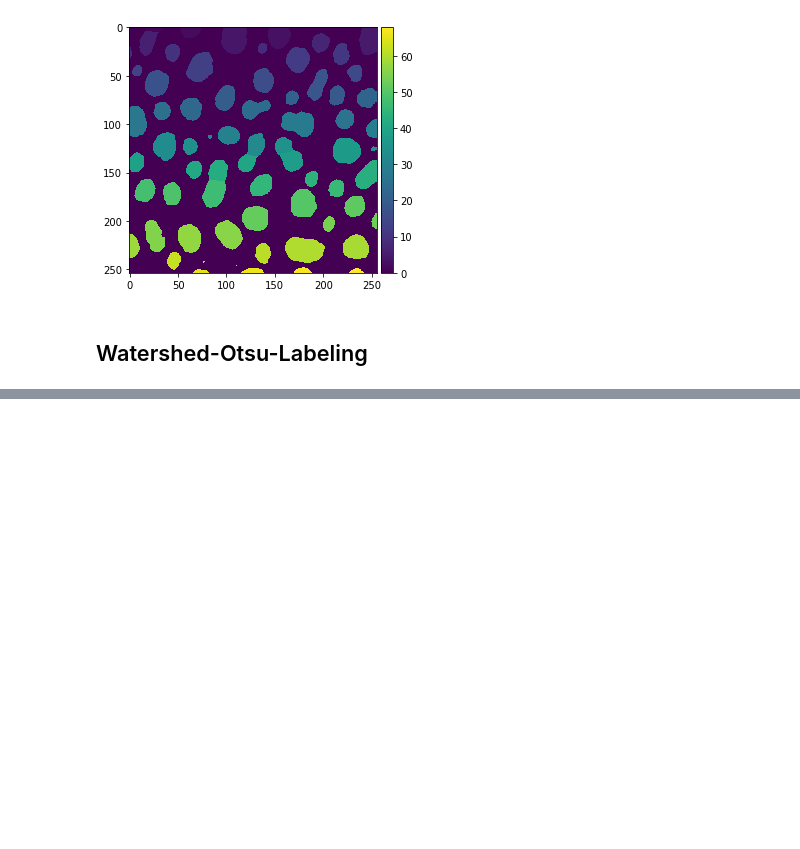
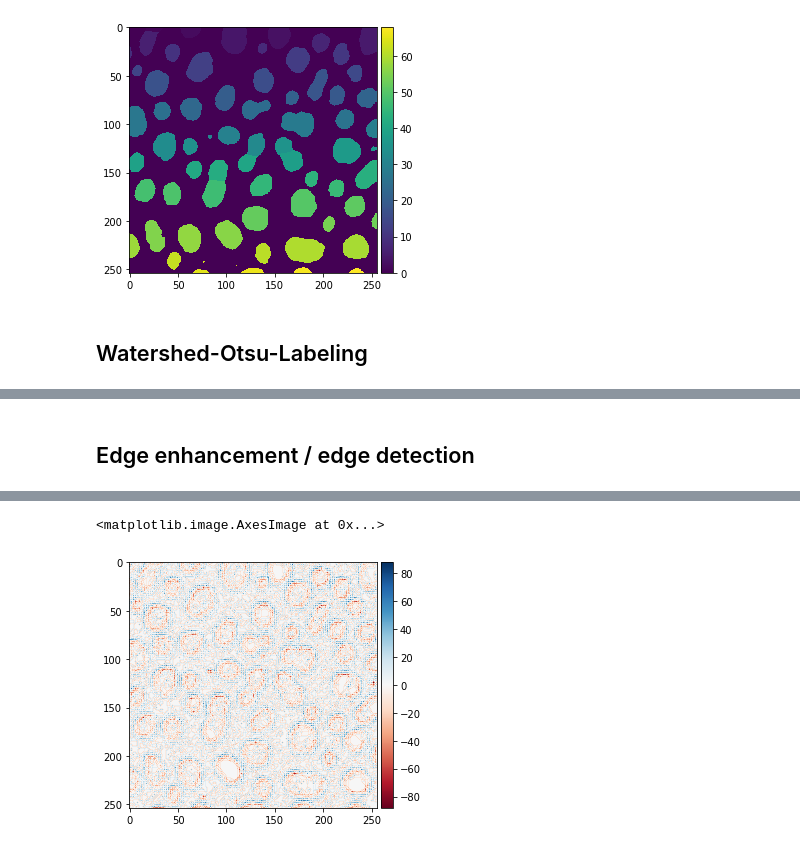
Before and after one commit to haesleinhuepf/napari-simpleitk-image-processing, a Jupyter notebook: docs/demo.ipynb, the cells around one changed output, grey strips where cells are left out. Saved outputs shown, nothing was run; the diff lists cells and outputs as text; code cells hidden in the pictures; blank space fills up the shorter version.

Commit message:
add more filters

```diff
--- a/docs/demo.ipynb
+++ b/docs/demo.ipynb
@@ -78,2 +86,8 @@ Computing result took 0.09000921249389648
 <matplotlib.image.AxesImage at 0x...>
 [figure]
+# %% [markdown]
+## Edge enhancement / edge detection
+# %%
+from napari_simpleitk_image_processing import laplacian_filter
+imshow(laplacian_filter(blobs))
+# %% [output]
@@ -79,0 +95,2 @@ Computing result took 0.09000921249389648
+<matplotlib.image.AxesImage at 0x...>
+[figure, added]
```
Also changed, not shown: parts of 31 cells of this notebook, 6 other files.
